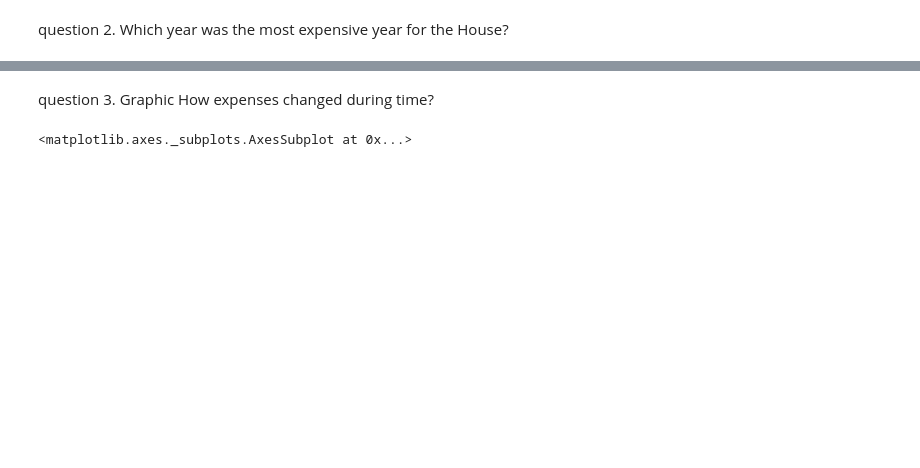
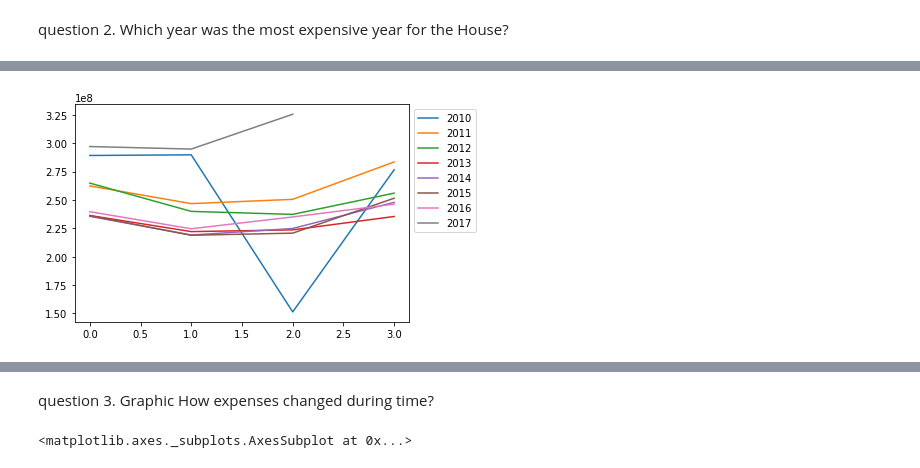
Before and after one commit to arminkhayyer/Information-Technology-Dr-Smith, a Jupyter notebook: Project2 notebook.ipynb, the cells around one changed output, grey strips where cells are left out. Drawn from its saved outputs; the diff is of its cells as text; code cells hidden in the pictures; blank space fills up the shorter version.

```diff
--- a/Project2 notebook.ipynb
+++ b/Project2 notebook.ipynb
@@ -49,0 +50,14 @@ print(max_amount)
+# %%
+biodf = df.dropna(subset=["BIOGUIDE_ID"])
+largest_bios = biodf.groupby(["BIOGUIDE_ID"])["AMOUNT"].sum().nlargest(5).index
+
+
+import matplotlib.pyplot as plt
+legislators = pd.read_csv("../legislators_updated.csv")
+for i in largest_bios:
+    print(legislators.loc[legislators.bioguide_id == i, ["title", "firstname", "lastname", "party", "gender"]].values)
+    a = biodf.loc[biodf.BIOGUIDE_ID == i, ["PURPOSE", "CATEGORY", "AMOUNT", "YEAR"]].groupby(["CATEGORY"])["AMOUNT"].aggregate(["sum"])
+    a["total Amount"] = a["sum"]
+    a = a[["total Amount"]]
+    a.plot.pie(subplots=True, labels= None, title=i)
+    plt.legend(loc="upper left", bbox_to_anchor=(1,1), labels= a.index)
@@ -73,0 +101,13 @@ YEAR
+# %%
+import matplotlib.pyplot as plt
+
+for i in range(2010, 2018):
+    a = df.loc[df.YEAR == i, :].groupby(["QUARTER"])["AMOUNT"].sum()
+    y = a.values
+    plt.plot(y, label= i )
+    plt.legend(loc="upper left", bbox_to_anchor=(1,1))
+
+
+plt.show()
+# %% [output]
+[figure, added]
```
Also changed, not shown: parts of 11 cells of this notebook, 1 other file.
